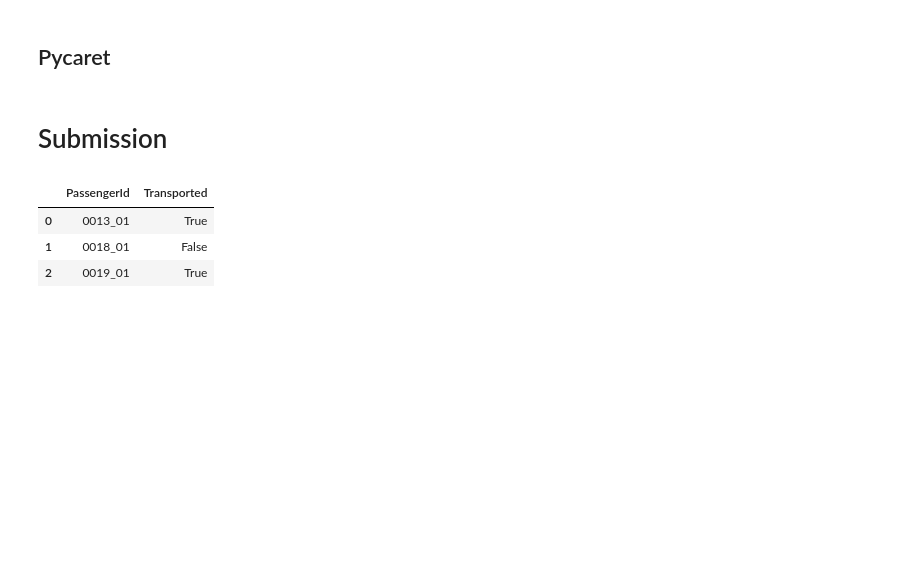
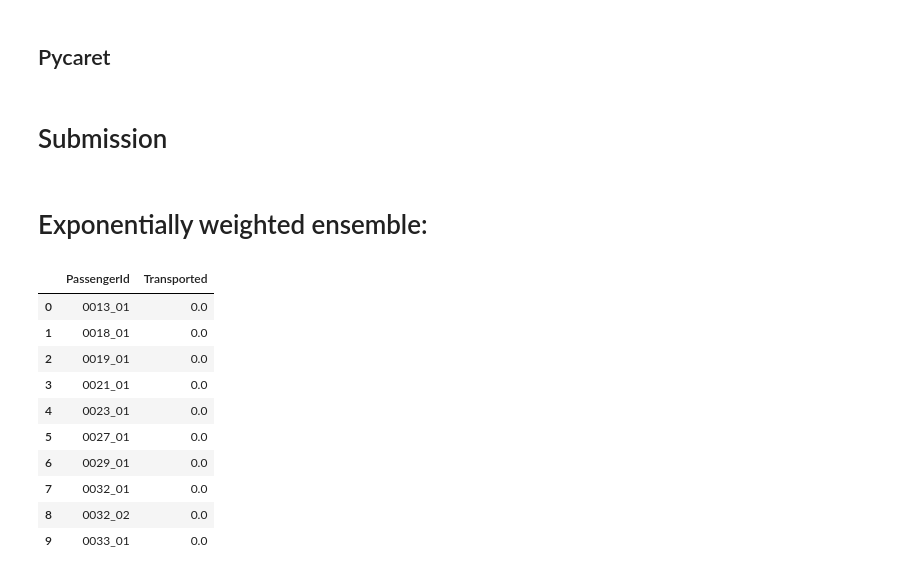
Before and after one commit to Manhow/Kaggle, a Jupyter notebook: Spaceship_Titanic.ipynb, the cells around one changed output. Drawn from its saved outputs; the diff is of its cells as text; code cells hidden in the pictures; blank space fills up the shorter version.

```diff
--- a/Spaceship_Titanic.ipynb
+++ b/Spaceship_Titanic.ipynb
@@ -517,11 +503,11 @@ sub.head(2)
 # sub.to_csv("/home/mikhail/Downloads/sample_submission.csv'", index=False)
 # sub.head()
 # %%
-y_prob_3 = sum(y_probs_2) / len(y_probs_2)
-y_prob_3
+y_probs_final = sum(y_probs) / len(y_probs)
+y_probs_final
 
 preds = []
-for i in y_prob_3:
+for i in y_probs_final:
     if i[0] > i[1]:
         preds.append(False)
     else:
@@ -535,8 +521,22 @@ def save_submission(y_pred):
     sub.to_csv("E:/downloads/sample_submission.csv", index=False)
     return sub
 save_submission(preds).head(3)
-# %% [output]
-|  | PassengerId | Transported |
-| 0 | 0013_01 | True |
-| 1 | 0018_01 | False |
-| 2 | 0019_01 | True |
+# %% [markdown]
+# Exponentially weighted ensemble:
+# %%
+sub = pd.read_csv(cwd + "/spaceship/sample_submission.csv")
+sub.sort_values(by=['PassengerId'], inplace=True)
+sub['Transported'] = sub['Transported'].astype('float')
+sub.head(10)
+# %% [output]
+|  | PassengerId | Transported |
+| 0 | 0013_01 | 0.0 |
+| 1 | 0018_01 | 0.0 |
+| 2 | 0019_01 | 0.0 |
+| 3 | 0021_01 | 0.0 |
+| 4 | 0023_01 | 0.0 |
+| 5 | 0027_01 | 0.0 |
+| 6 | 0029_01 | 0.0 |
+| 7 | 0032_01 | 0.0 |
+| 8 | 0032_02 | 0.0 |
+| 9 | 0033_01 | 0.0 |
```
Also changed, not shown: parts of 24 cells of this notebook.
